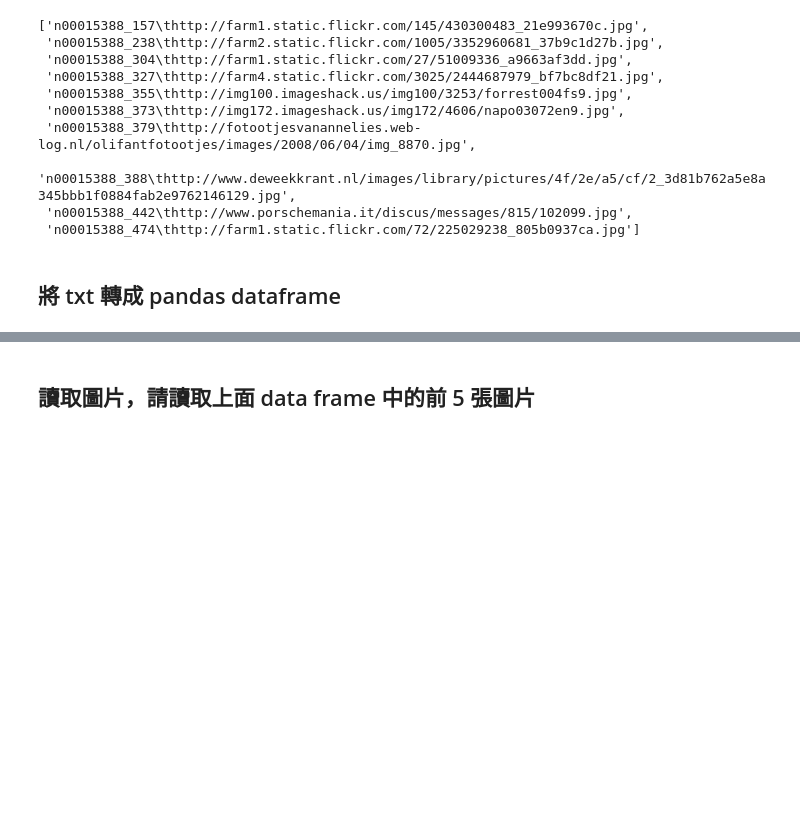
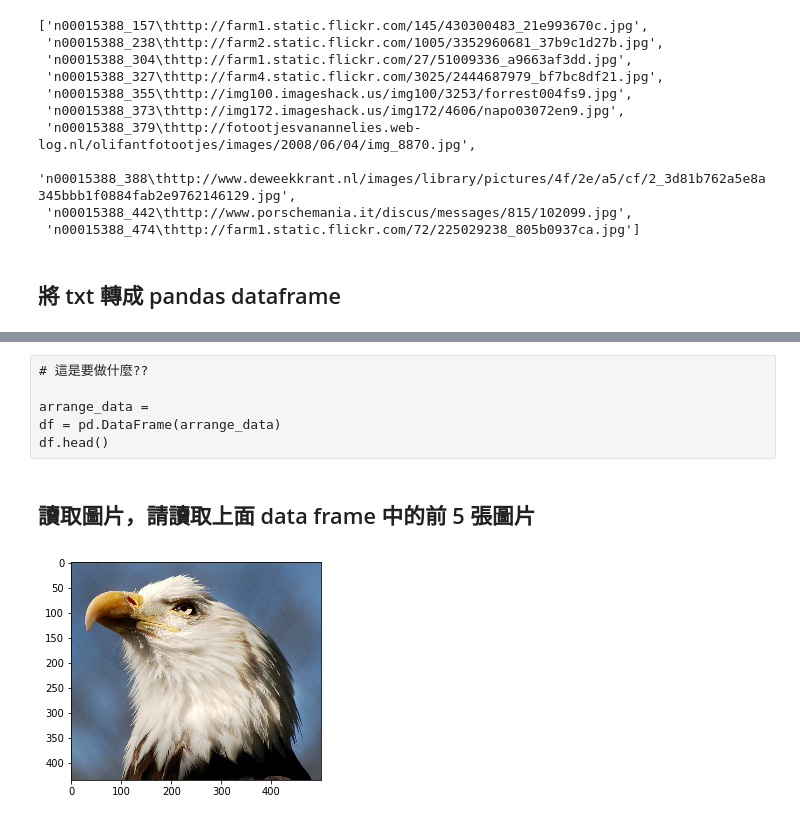
Before and after one commit to miraclebighead/2nd-ML100Days, a Jupyter notebook: homework/Day_003-2_HW.ipynb, the cells around one changed output, grey strips where cells are left out. Cells and saved outputs as stored; diff of their text form; code cells hidden in the pictures; blank space fills up the shorter version.

```diff
--- a/homework/Day_003-2_HW.ipynb
+++ b/homework/Day_003-2_HW.ipynb
@@ -47,0 +45,17 @@ import pandas as pd
+# %%
+#split \t
+import pandas as pd
+
+split_tag = '\t'
+
+# data = data[:3]
+
+for i in range(len(data)):
+    data[i]=data[i].split('\t')
+#     print(data[i])
+
+
+# data[0].split('\t',1)
+# data = data.split( )
+# print(len(data))
+data[:10]
@@ -47,0 +82,6 @@ import pandas as pd
+# %%
+col = ['Members','Address']
+df = pd.DataFrame(data, columns=[col[0],col[1]])
+# DataFrame(要分類的資料,欄位名, 列名,)
+# df.columns = col   第2種命名欄位的方法
+df.head(10)
@@ -48,7 +100,2 @@ import pandas as pd
 # %%
-
-
-
-arrange_data =
-df = pd.DataFrame(arrange_data)
-df.head()
+# pd.DataFrame?
@@ -55,2 +104,8 @@ df.head()
+# %% [raw]
+# 這是要做什麼??
+
+arrange_data =
+df = pd.DataFrame(arrange_data)
+df.head()
 # %% [markdown]
 ## 讀取圖片，請讀取上面 data frame 中的前 5 張圖片
@@ -57,16 +114,20 @@ df.head()
 # %%
 from PIL import Image
 from io import BytesIO
 import numpy as np
 import matplotlib.pyplot as plt
+%matplotlib inline
 
 # 請用 df.loc[...] 得到第一筆資料的連結
-first_link =
+first_link = df.loc[0][col[1]]
+first_link
 
 response = requests.get(first_link)
 img = Image.open(BytesIO(response.content))
 
 # Convert img to numpy array
 
 plt.imshow(img)
 plt.show()
+# %% [output]
+[figure, added]
```
Also changed, not shown: parts of 11 cells of this notebook.
